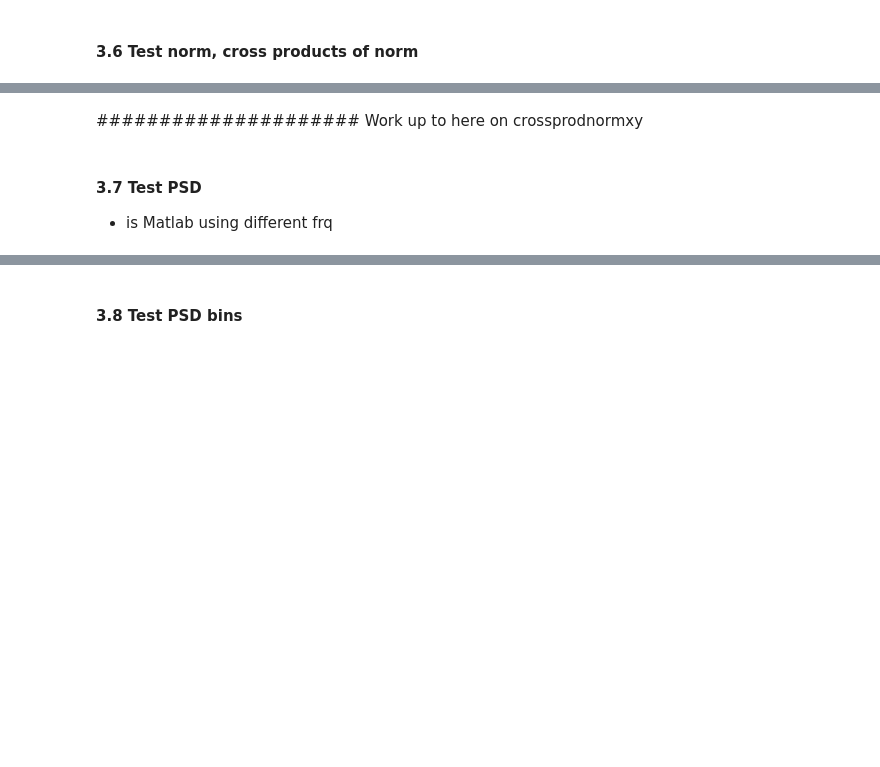
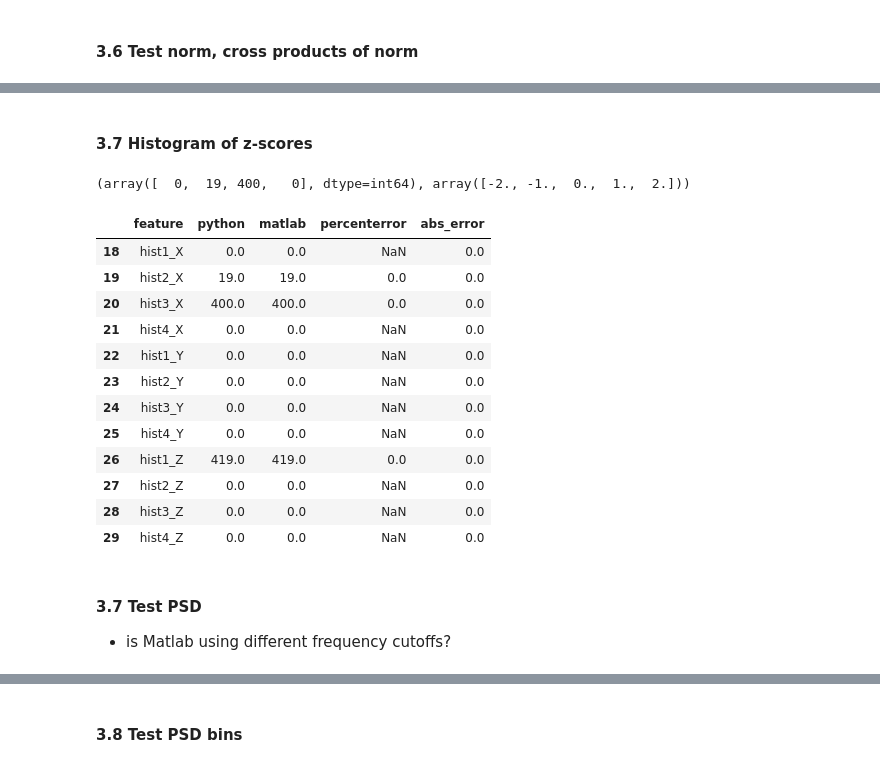
Before and after one commit to kamshee/activity-recognition-process, a Jupyter notebook: TestFeatures.ipynb, the cells around one changed output, grey strips where cells are left out. Saved outputs shown, nothing was run; the diff lists cells and outputs as text; code cells hidden in the pictures; blank space fills up the shorter version.

```diff
--- a/TestFeatures.ipynb
+++ b/TestFeatures.ipynb
@@ -543,2 +504,0 @@ np.nanmean(s2.iloc[:,0]*s2.iloc[:,1])
-# %% [markdown]
-##################### Work up to here on crossprodnormxy
@@ -587,3 +505,27 @@ print(result[50:54], result[56:59])
+# %% [markdown]
+#### 3.7 Histogram of z-scores
+# %%
+testclip-np.mean(testclip)/np.std(testclip.iloc[:,0], ddof=1)
+histtest = testclip-np.mean(testclip)/np.std(testclip,ddof=1)
+np.histogram(histtest.iloc[:,0],bins=4, range=(-2,2))
+# %% [output]
+(array([  0,  19, 400,   0], dtype=int64), array([-2., -1.,  0.,  1.,  2.]))
+# %%
+result[18:30]
+# %% [output]
+|  | feature | python | matlab | percenterror | abs_error |
+| 18 | hist1_X | 0.0 | 0.0 | NaN | 0.0 |
+| 19 | hist2_X | 19.0 | 19.0 | 0.0 | 0.0 |
+| 20 | hist3_X | 400.0 | 400.0 | 0.0 | 0.0 |
+| 21 | hist4_X | 0.0 | 0.0 | NaN | 0.0 |
+| 22 | hist1_Y | 0.0 | 0.0 | NaN | 0.0 |
+| 23 | hist2_Y | 0.0 | 0.0 | NaN | 0.0 |
+| 24 | hist3_Y | 0.0 | 0.0 | NaN | 0.0 |
+| 25 | hist4_Y | 0.0 | 0.0 | NaN | 0.0 |
+| 26 | hist1_Z | 419.0 | 419.0 | 0.0 | 0.0 |
+| 27 | hist2_Z | 0.0 | 0.0 | NaN | 0.0 |
+| 28 | hist3_Z | 0.0 | 0.0 | NaN | 0.0 |
+| 29 | hist4_Z | 0.0 | 0.0 | NaN | 0.0 |
 # %% [markdown]
 #### 3.7 Test PSD
-- is Matlab using different frq
+- is Matlab using different frequency cutoffs?
```
Also changed, not shown: parts of 28 cells of this notebook.
